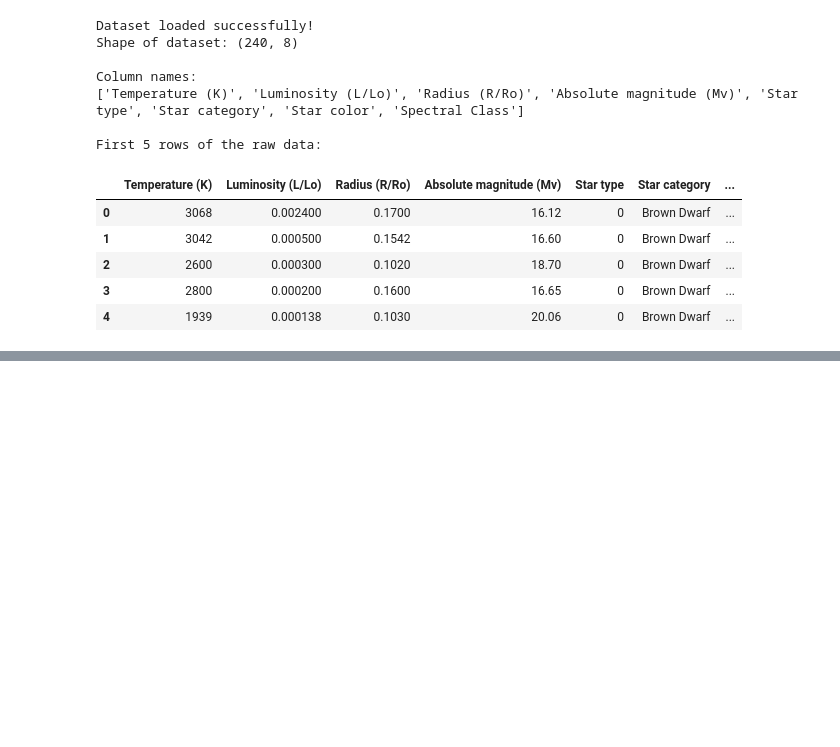
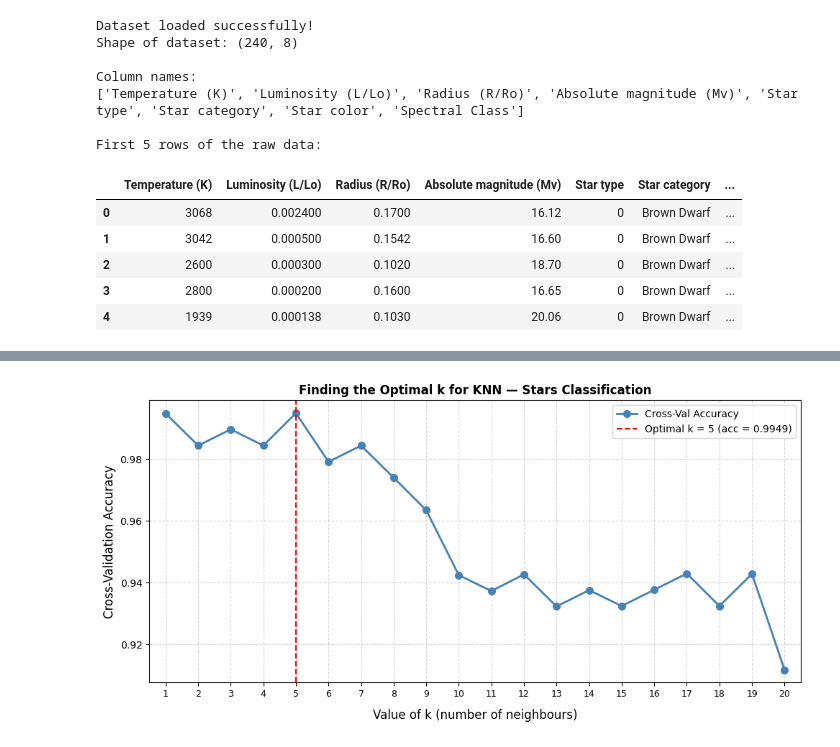
Before and after one commit to williamsiege/Stars_Classification_CAT2, a Jupyter notebook: Stars_Classification.ipynb, the cells around one changed output, grey strips where cells are left out. Saved outputs shown, nothing was run; the diff lists cells and outputs as text; code cells hidden in the pictures; blank space fills up the shorter version.

```diff
--- a/Stars_Classification.ipynb
+++ b/Stars_Classification.ipynb
@@ -479,2 +531,82 @@ Std  of scaled training data (should be ~1): [1. 1. 1. 1.]
 # %%
 #QN 3: Create a model based on the k-Nearest Neighbors algorithm for classification based on at least 2 suitable features for one target variable. Verify the optimal k for classification.
+# =============================================================
+# QUESTION 3: K-Nearest Neighbors (KNN) Classifier
+# =============================================================
+# KNN is a "lazy learner" — it does not build an explicit model
+# during training. Instead, when it receives a new star to
+# classify, it calculates the Euclidean distance from that star
+# to every training star and takes a majority vote among the
+# k nearest neighbors.
+#
+# Our task here is:
+#   (a) Train a KNN classifier using our 4 selected features.
+#   (b) Find the OPTIMAL value of k — the number of neighbors.
+#
+# Why does the choice of k matter?
+#   - Too small a k (e.g. k=1) → the model overfits, learning
+#     noise in the training data.
+#   - Too large a k (e.g. k=50) → the model underfits, becoming
+#     too general and ignoring local patterns.
+#   We test k from 1 to 20 and plot accuracy to find the sweet spot.
+# =============================================================
+
+# ---------------------------------------------------------------
+# PART A: Find the Optimal k using cross-validation accuracy
+# ---------------------------------------------------------------
+k_range  = range(1, 21)            # we test k values from 1 to 20
+k_scores = []                       # will store accuracy for each k
+
+for k in k_range:
+    knn = KNeighborsClassifier(n_neighbors=k)
+    # cross_val_score splits training data into 5 folds internally,
+    # trains on 4 folds and validates on 1. This gives a more
+    # reliable accuracy estimate than a single train/test split.
+    scores = cross_val_score(knn, X_train_scaled, y_train, cv=5, scoring='accuracy')
+    k_scores.append(scores.mean())    # store the average accuracy across 5 folds
+
+# Plot the accuracy curve against k
+plt.figure(figsize=(10, 5))
+plt.plot(k_range, k_scores, marker='o', color='steelblue',
+         linewidth=2, markersize=7, label='Cross-Val Accuracy')
+plt.xlabel('Value of k (number of neighbours)', fontsize=12, labelpad=10)
+plt.ylabel('Cross-Validation Accuracy', fontsize=12)
+plt.title('Finding the Optimal k for KNN — Stars Classification', fontweight='bold')
+plt.xticks(list(k_range), fontsize=9)
+plt.xlim(0.5, 20.5)
+plt.grid(True, linestyle='--', alpha=0.5)
+
+# Highlight the best k
+best_k       = k_range[k_scores.index(max(k_scores))]
+best_k_score = max(k_scores)
+plt.axvline(x=best_k, color='red', linestyle='--', linewidth=1.5,
+            label=f'Optimal k = {best_k} (acc = {best_k_score:.4f})')
+plt.legend()
+plt.tight_layout()
+plt.show()
+
+print(f"\nOptimal k found: {best_k}")
+print(f"Cross-validation accuracy at optimal k: {best_k_score:.4f} ({best_k_score*100:.2f}%)")
+
+# ---------------------------------------------------------------
+# PART B: Train the final KNN model using the optimal k
+# ---------------------------------------------------------------
+knn_final = KNeighborsClassifier(n_neighbors=best_k)
+knn_final.fit(X_train_scaled, y_train)             # training the model
+
+y_pred_knn = knn_final.predict(X_test_scaled)      # predicting on unseen test data
+
+knn_accuracy = accuracy_score(y_test, y_pred_knn)
+
+print("\n" + "=" * 55)
+print(f"MODEL 1 — KNN (k={best_k}) Test Set Results")
+print("=" * 55)
+print(f"Test Accuracy: {knn_accuracy:.4f} ({knn_accuracy*100:.2f}%)")
+print("\nDetailed Classification Report:")
+print(classification_report(
+    y_test, y_pred_knn,
+    target_names=['Brown Dwarf','Red Dwarf','White Dwarf',
+                  'Main Sequence','Supergiant','Hypergiant']
+))
+# %% [output]
+[figure, added]
```
Also changed, not shown: parts of 6 cells of this notebook.
